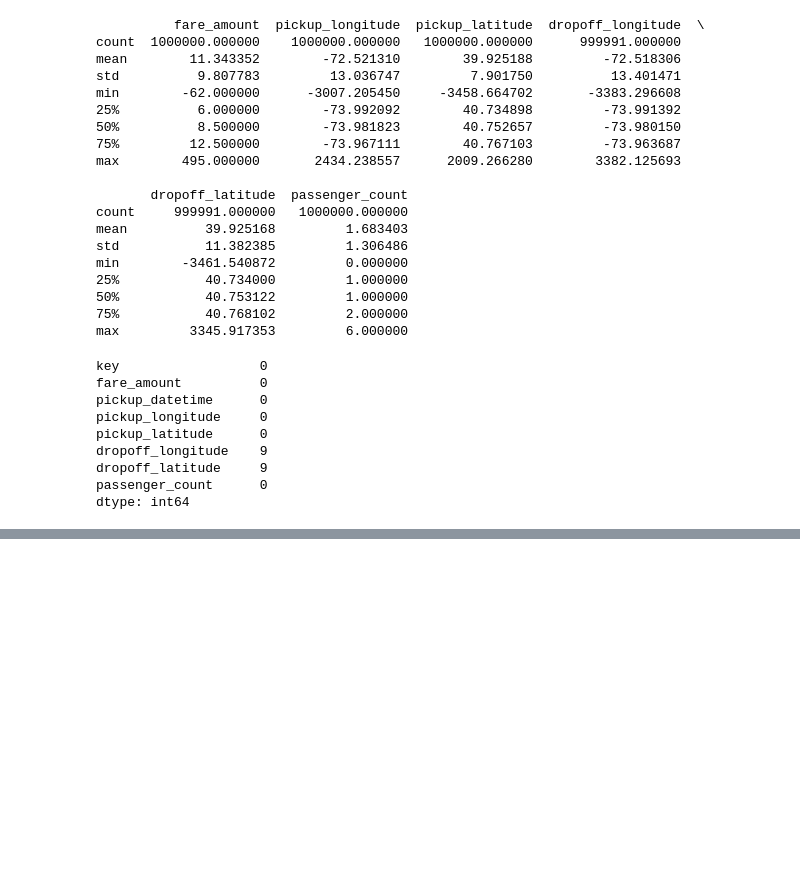
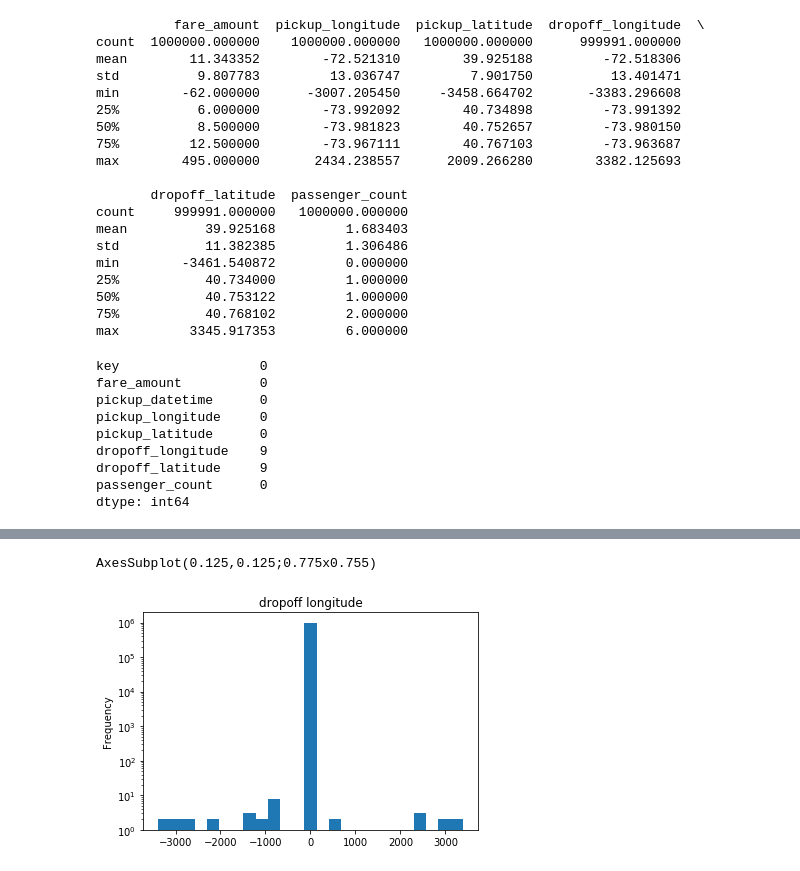
Before and after one commit to brahmakulkarni/Taxi, a Jupyter notebook: Code.ipynb, the cells around one changed output, grey strips where cells are left out. Saved outputs shown, nothing was run; the diff lists cells and outputs as text; code cells hidden in the pictures; blank space fills up the shorter version.

```diff
--- a/Code.ipynb
+++ b/Code.ipynb
@@ -85,0 +94,7 @@ AxesSubplot(0.125,0.125;0.775x0.755)
+# %%
+fig, ax = plt.subplots()
+print(chunks[0]["dropoff_longitude"].plot.hist(ax = ax, title="dropoff longitude",bottom=1, bins=25))
+ax.set_yscale('log')
+# %% [output]
+AxesSubplot(0.125,0.125;0.775x0.755)
+[figure, added]
```
Also changed, not shown: parts of 5 cells of this notebook.
